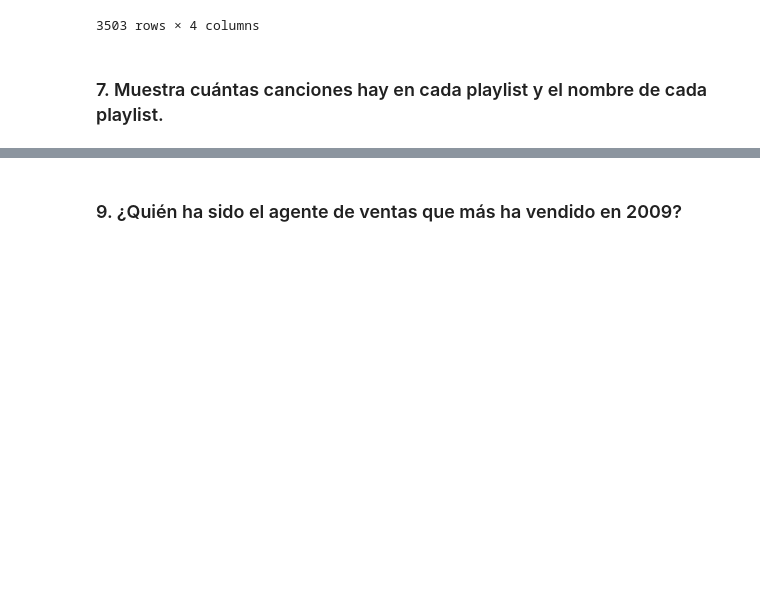
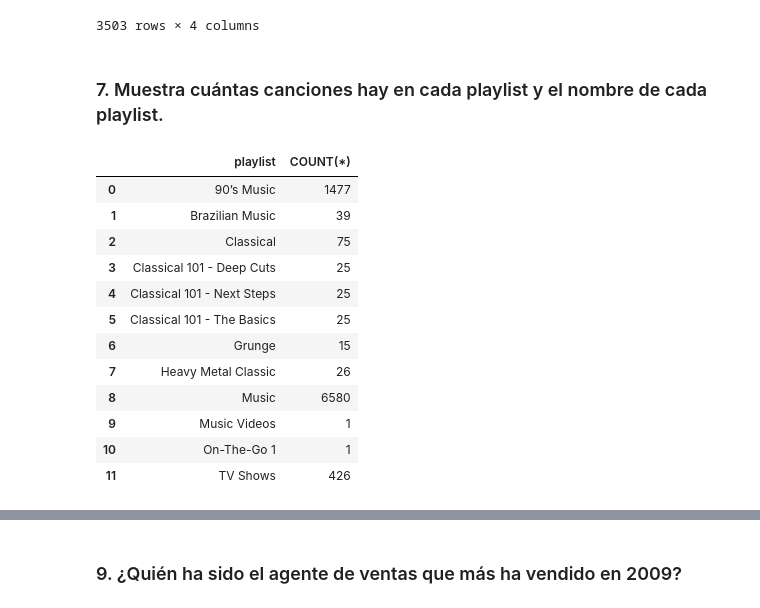
Before and after one commit to PabloEduardoMartinezPicazo/Bootcamp-DataScience-2021, a Jupyter notebook: SQL/Material Alumnos/SQL en Python_chinook.ipynb, the cells around one changed output, grey strips where cells are left out. Saved outputs shown, nothing was run; the diff lists cells and outputs as text; code cells hidden in the pictures; blank space fills up the shorter version.

```diff
--- a/SQL/Material Alumnos/SQL en Python_chinook.ipynb
+++ b/SQL/Material Alumnos/SQL en Python_chinook.ipynb
@@ -295,3 +295,26 @@ pd.read_sql_query(query,connection)
 3503 rows × 4 columns
 # %% [markdown]
 ### 7.	Muestra cuántas canciones hay en cada playlist y el nombre de cada playlist.
+# %%
+#metodo uno al agrupar por nombre no estas teniendo en cuenta el criterio riguroso de la tabla que es el id si vamos a contar elementos mejor tener en cuenta el id
+query="""
+SELECT pl.Name AS "playlist", COUNT(*)
+FROM playlists pl
+JOIN playlist_track pt ON pl.playlistId=pt.playlistId
+GROUP BY pl.Name
+"""
+pd.read_sql_query(query,connection)
+# %% [output]
+|  | playlist | COUNT(*) |
+| 0 | 90’s Music | 1477 |
+| 1 | Brazilian Music | 39 |
+| 2 | Classical | 75 |
+| 3 | Classical 101 - Deep Cuts | 25 |
+| 4 | Classical 101 - Next Steps | 25 |
+| 5 | Classical 101 - The Basics | 25 |
+| 6 | Grunge | 15 |
+| 7 | Heavy Metal Classic | 26 |
+| 8 | Music | 6580 |
+| 9 | Music Videos | 1 |
+| 10 | On-The-Go 1 | 1 |
+| 11 | TV Shows | 426 |
```
Also changed, not shown: parts of 9 cells of this notebook, 3 other files.
